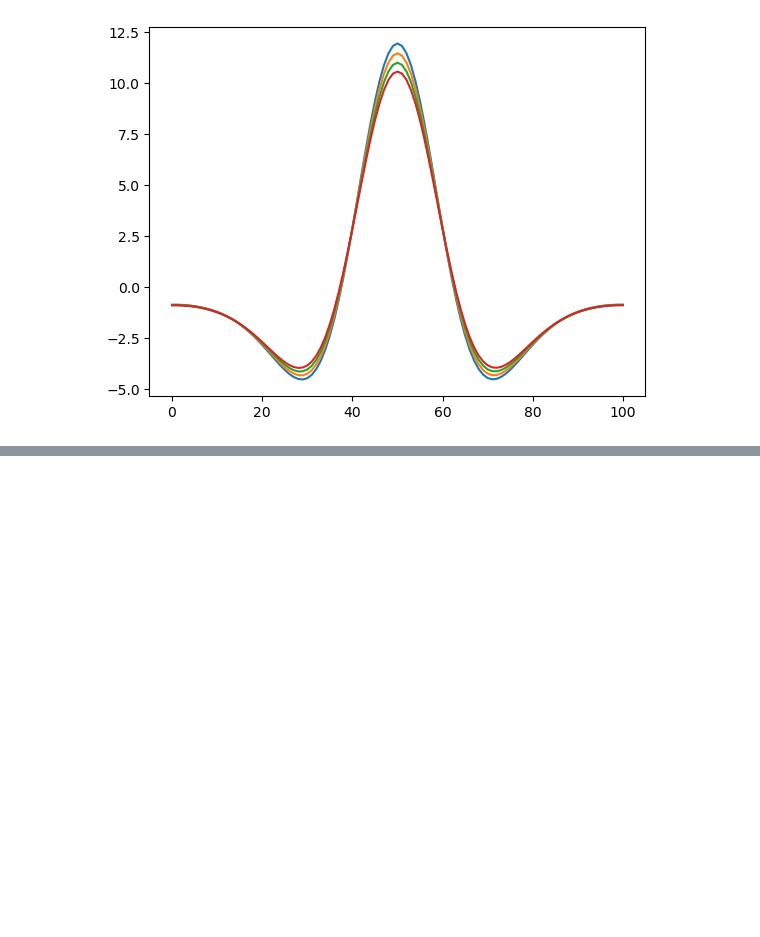
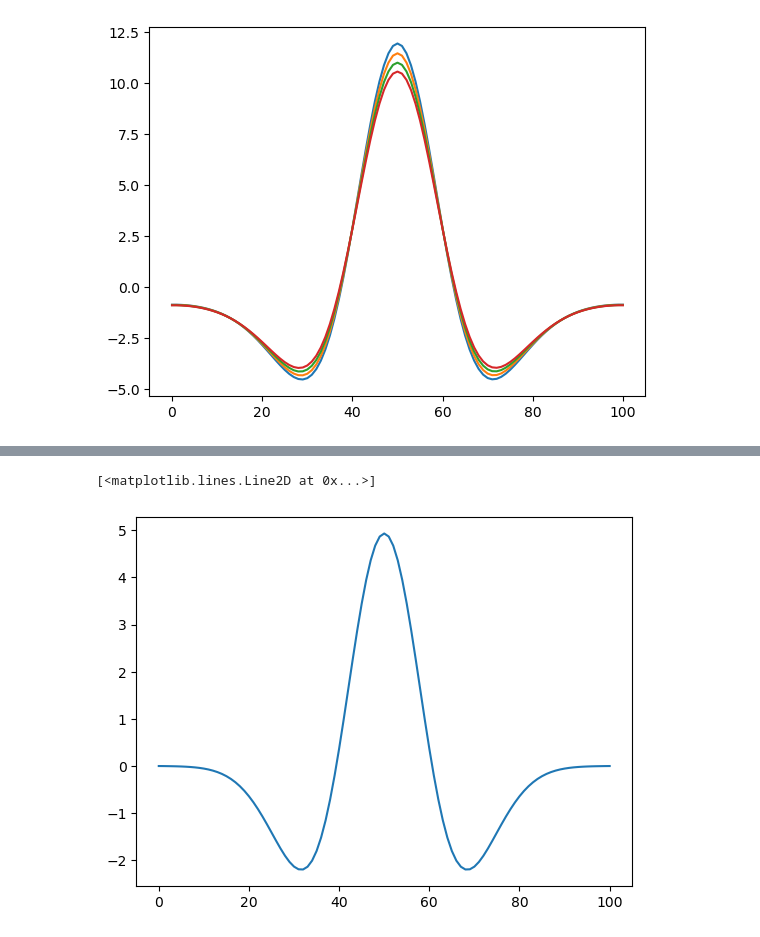
Before and after one commit to PeterChang1023/Eddy_closure, a Jupyter notebook: Robinson_2000.ipynb, the cells around one changed output, grey strips where cells are left out. Saved outputs shown, nothing was run; the diff lists cells and outputs as text; code cells hidden in the pictures; blank space fills up the shorter version.

```diff
--- a/Robinson_2000.ipynb
+++ b/Robinson_2000.ipynb
@@ -1573,0 +1682,6 @@ print(coeff2)
+# %%
+plt.figure()
+plt.plot(-5 * 1e6* d2vqb_dy2)
+# %% [output]
+[<matplotlib.lines.Line2D at 0x...>]
+[figure, added]
```
Also changed, not shown: parts of 6 cells of this notebook.
